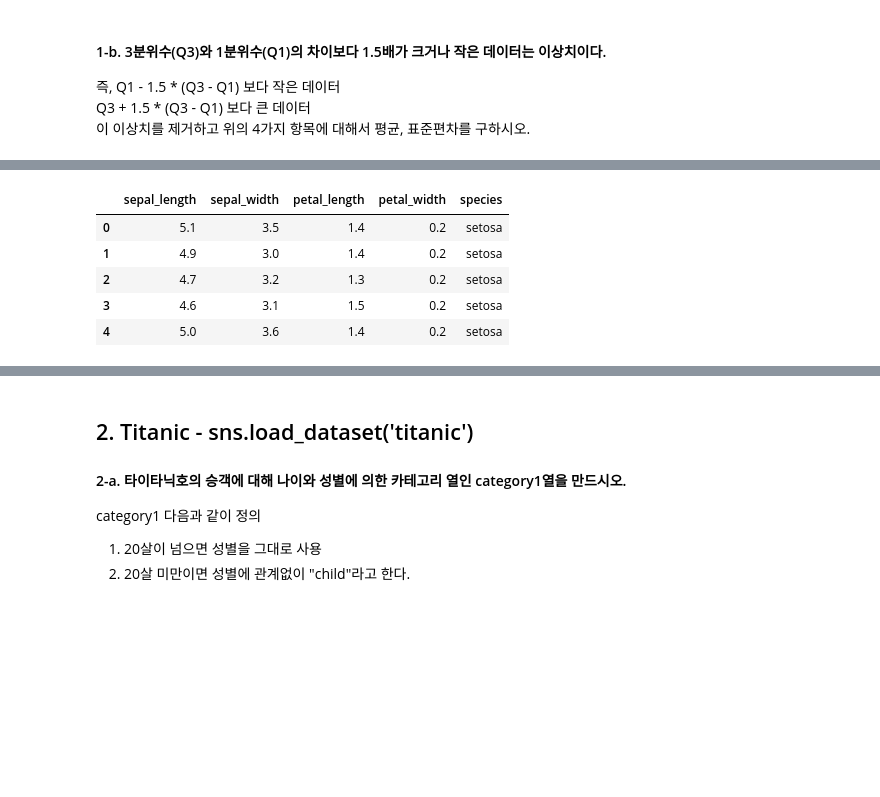
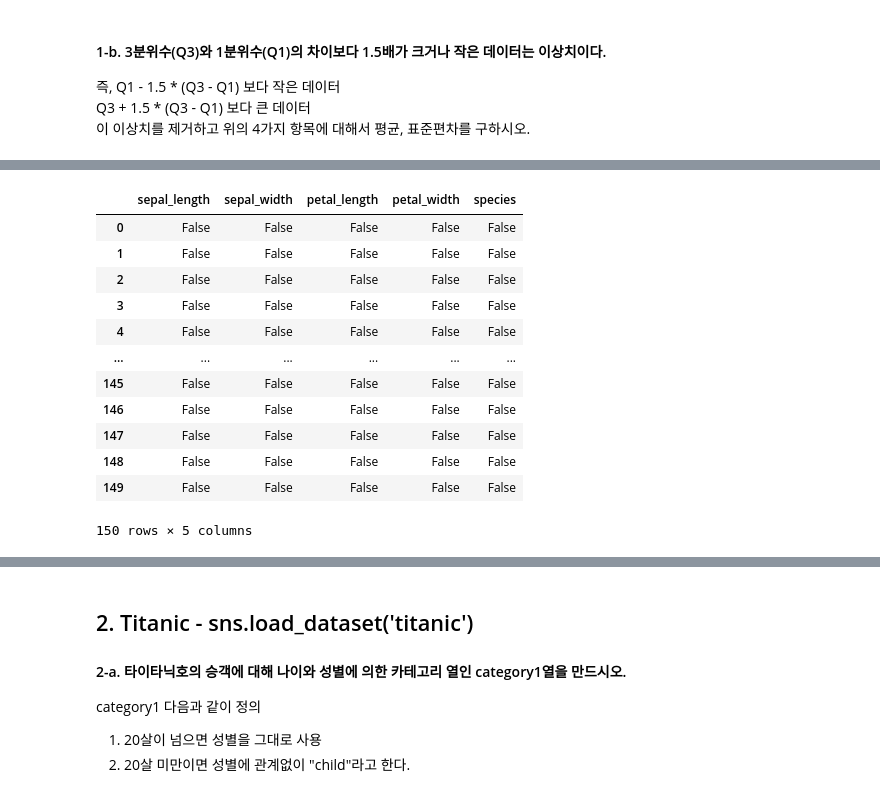
Before and after one commit to EGEG1212/Data-Analysis-2020, a Jupyter notebook: 03.Pandas/07a과제201111iris_titanic_MPG.ipynb, the cells around one changed output, grey strips where cells are left out. Saved outputs shown, nothing was run; the diff lists cells and outputs as text; code cells hidden in the pictures; blank space fills up the shorter version.

```diff
--- a/03.Pandas/07a과제201111iris_titanic_MPG.ipynb
+++ b/03.Pandas/07a과제201111iris_titanic_MPG.ipynb
@@ -57,9 +122,16 @@ def get_outlier(Series):
 # %%
-iris.head()
+iris.isnull()
 # %% [output]
 |  | sepal_length | sepal_width | petal_length | petal_width | species |
-| 0 | 5.1 | 3.5 | 1.4 | 0.2 | setosa |
-| 1 | 4.9 | 3.0 | 1.4 | 0.2 | setosa |
-| 2 | 4.7 | 3.2 | 1.3 | 0.2 | setosa |
-| 3 | 4.6 | 3.1 | 1.5 | 0.2 | setosa |
-| 4 | 5.0 | 3.6 | 1.4 | 0.2 | setosa |
+| 0 | False | False | False | False | False |
+| 1 | False | False | False | False | False |
+| 2 | False | False | False | False | False |
+| 3 | False | False | False | False | False |
+| 4 | False | False | False | False | False |
+| ... | ... | ... | ... | ... | ... |
+| 145 | False | False | False | False | False |
+| 146 | False | False | False | False | False |
+| 147 | False | False | False | False | False |
+| 148 | False | False | False | False | False |
+| 149 | False | False | False | False | False |
+150 rows × 5 columns
```
Also changed, not shown: parts of 16 cells of this notebook, 3 other files.
